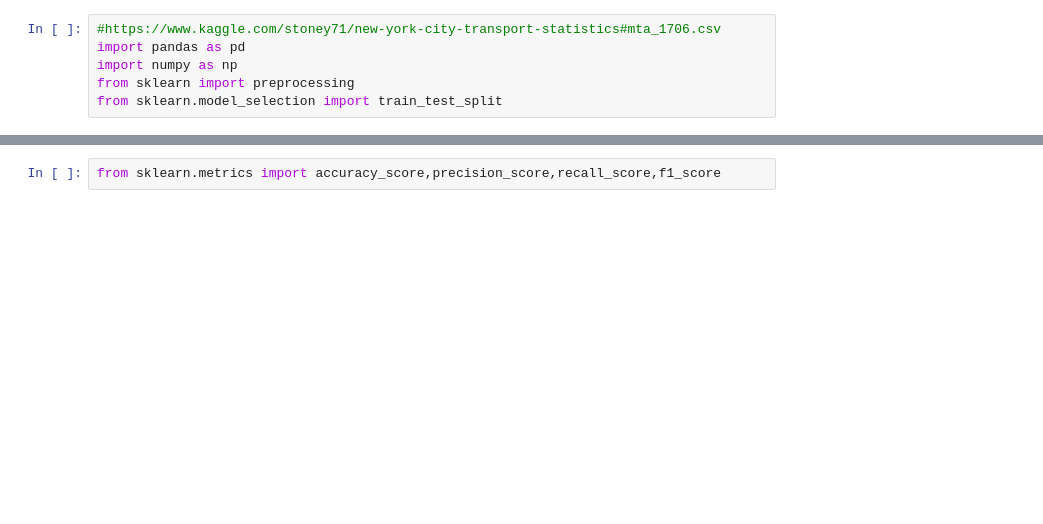
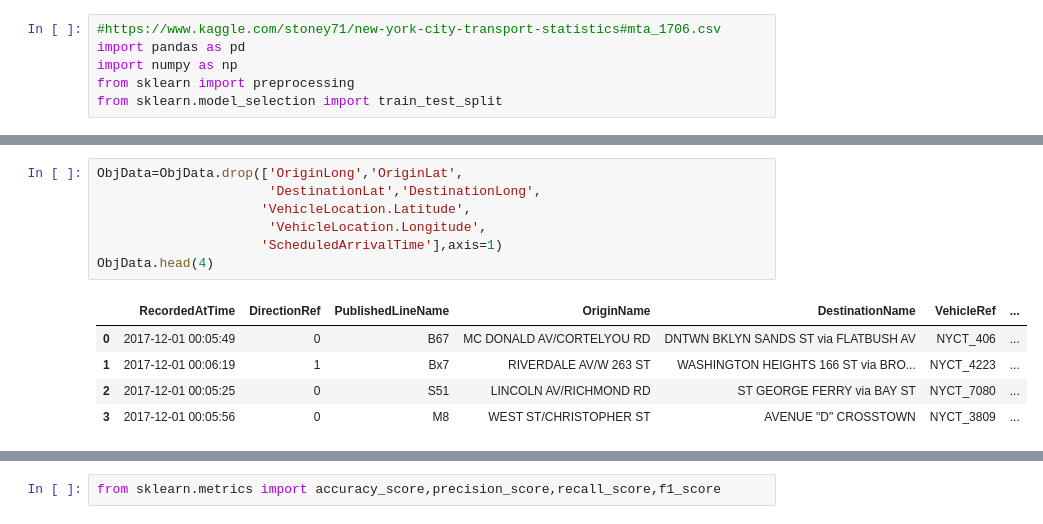
Before and after one commit to NicoPatalagua/Scikit-learn, a Jupyter notebook: mta_1712.ipynb, the cells around one changed output, grey strips where cells are left out. Cells and saved outputs as stored; diff of their text form; blank space fills up the shorter version.

```diff
--- a/mta_1712.ipynb
+++ b/mta_1712.ipynb
@@ -15,6 +15,19 @@ ObjData.head(4)
 | 1 | 2017-12-01 00:06:19 | 1 | Bx7 | RIVERDALE AV/W 263 ST | 40.912363 | -73.902699 | WASHINGTON HEIGHTS 166 ST via BRO... | ... |
 | 2 | 2017-12-01 00:05:25 | 0 | S51 | LINCOLN AV/RICHMOND RD | 40.581245 | -74.111990 | ST GEORGE FERRY via BAY ST | ... |
 | 3 | 2017-12-01 00:05:56 | 0 | M8 | WEST ST/CHRISTOPHER ST | 40.732847 | -74.010081 | AVENUE "D" CROSSTOWN | ... |
+# %%
+ObjData=ObjData.drop(['OriginLong','OriginLat',
+                      'DestinationLat','DestinationLong',
+                     'VehicleLocation.Latitude',
+                      'VehicleLocation.Longitude',
+                     'ScheduledArrivalTime'],axis=1)
+ObjData.head(4)
+# %% [output]
+|  | RecordedAtTime | DirectionRef | PublishedLineName | OriginName | DestinationName | VehicleRef | ... |
+| 0 | 2017-12-01 00:05:49 | 0 | B67 | MC DONALD AV/CORTELYOU RD | DNTWN BKLYN SANDS ST via FLATBUSH AV | NYCT_406 | ... |
+| 1 | 2017-12-01 00:06:19 | 1 | Bx7 | RIVERDALE AV/W 263 ST | WASHINGTON HEIGHTS 166 ST via BRO... | NYCT_4223 | ... |
+| 2 | 2017-12-01 00:05:25 | 0 | S51 | LINCOLN AV/RICHMOND RD | ST GEORGE FERRY via BAY ST | NYCT_7080 | ... |
+| 3 | 2017-12-01 00:05:56 | 0 | M8 | WEST ST/CHRISTOPHER ST | AVENUE "D" CROSSTOWN | NYCT_3809 | ... |
 # %%
 for column in ObjData.columns:
     if ObjData[column].dtype == type(object):
```
Also changed, not shown: parts of 14 cells of this notebook.
